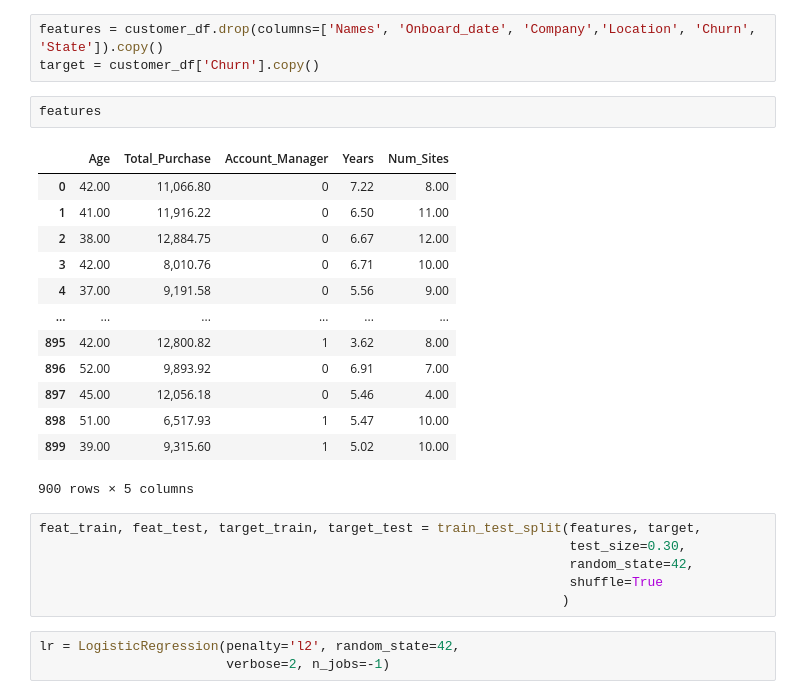
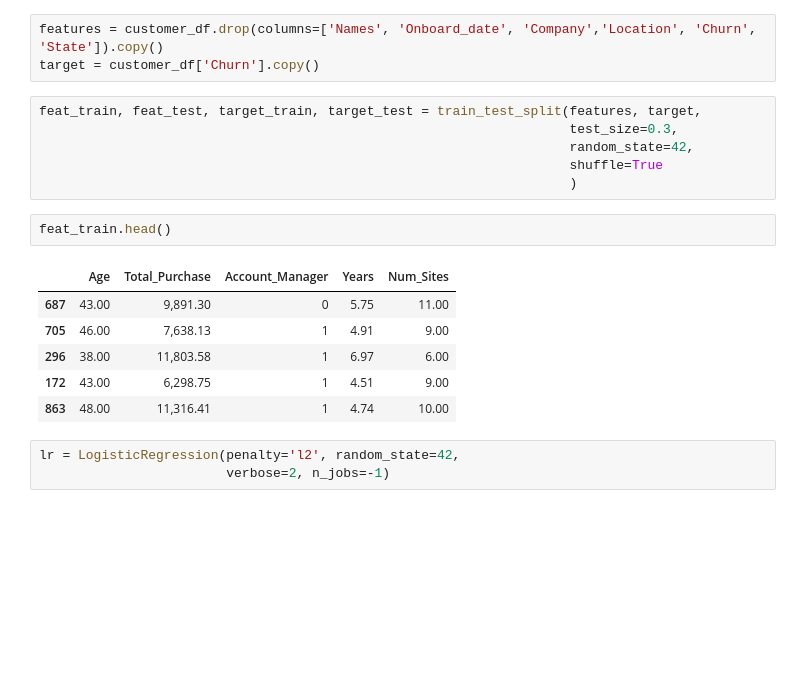
Before and after one commit to shabrown/customer_churn_prediction, a Jupyter notebook: customer_churn_prediction.ipynb, the cells around one changed output. Cells and saved outputs as stored; diff of their text form; blank space fills up the shorter version.

```diff
--- a/customer_churn_prediction.ipynb
+++ b/customer_churn_prediction.ipynb
@@ -240,28 +251,21 @@ from sklearn.metrics import f1_score
 # %%
 features = customer_df.drop(columns=['Names', 'Onboard_date', 'Company','Location', 'Churn', 'State']).copy()
 target = customer_df['Churn'].copy()
-# %%
-features
-# %% [output]
-|  | Age | Total_Purchase | Account_Manager | Years | Num_Sites |
-| 0 | 42.00 | 11,066.80 | 0 | 7.22 | 8.00 |
-| 1 | 41.00 | 11,916.22 | 0 | 6.50 | 11.00 |
-| 2 | 38.00 | 12,884.75 | 0 | 6.67 | 12.00 |
-| 3 | 42.00 | 8,010.76 | 0 | 6.71 | 10.00 |
-| 4 | 37.00 | 9,191.58 | 0 | 5.56 | 9.00 |
-| ... | ... | ... | ... | ... | ... |
-| 895 | 42.00 | 12,800.82 | 1 | 3.62 | 8.00 |
-| 896 | 52.00 | 9,893.92 | 0 | 6.91 | 7.00 |
-| 897 | 45.00 | 12,056.18 | 0 | 5.46 | 4.00 |
-| 898 | 51.00 | 6,517.93 | 1 | 5.47 | 10.00 |
-| 899 | 39.00 | 9,315.60 | 1 | 5.02 | 10.00 |
-900 rows × 5 columns
 # %%
 feat_train, feat_test, target_train, target_test = train_test_split(features, target,
-                                                                    test_size=0.30,
+                                                                    test_size=0.3,
                                                                     random_state=42,
                                                                     shuffle=True
-                                                                   )
+                                                                    )
+# %%
+feat_train.head()
+# %% [output]
+|  | Age | Total_Purchase | Account_Manager | Years | Num_Sites |
+| 687 | 43.00 | 9,891.30 | 0 | 5.75 | 11.00 |
+| 705 | 46.00 | 7,638.13 | 1 | 4.91 | 9.00 |
+| 296 | 38.00 | 11,803.58 | 1 | 6.97 | 6.00 |
+| 172 | 43.00 | 6,298.75 | 1 | 4.51 | 9.00 |
+| 863 | 48.00 | 11,316.41 | 1 | 4.74 | 10.00 |
 # %%
 lr = LogisticRegression(penalty='l2', random_state=42,
                         verbose=2, n_jobs=-1)
```
Also changed, not shown: parts of 39 cells of this notebook, 8 other files.
